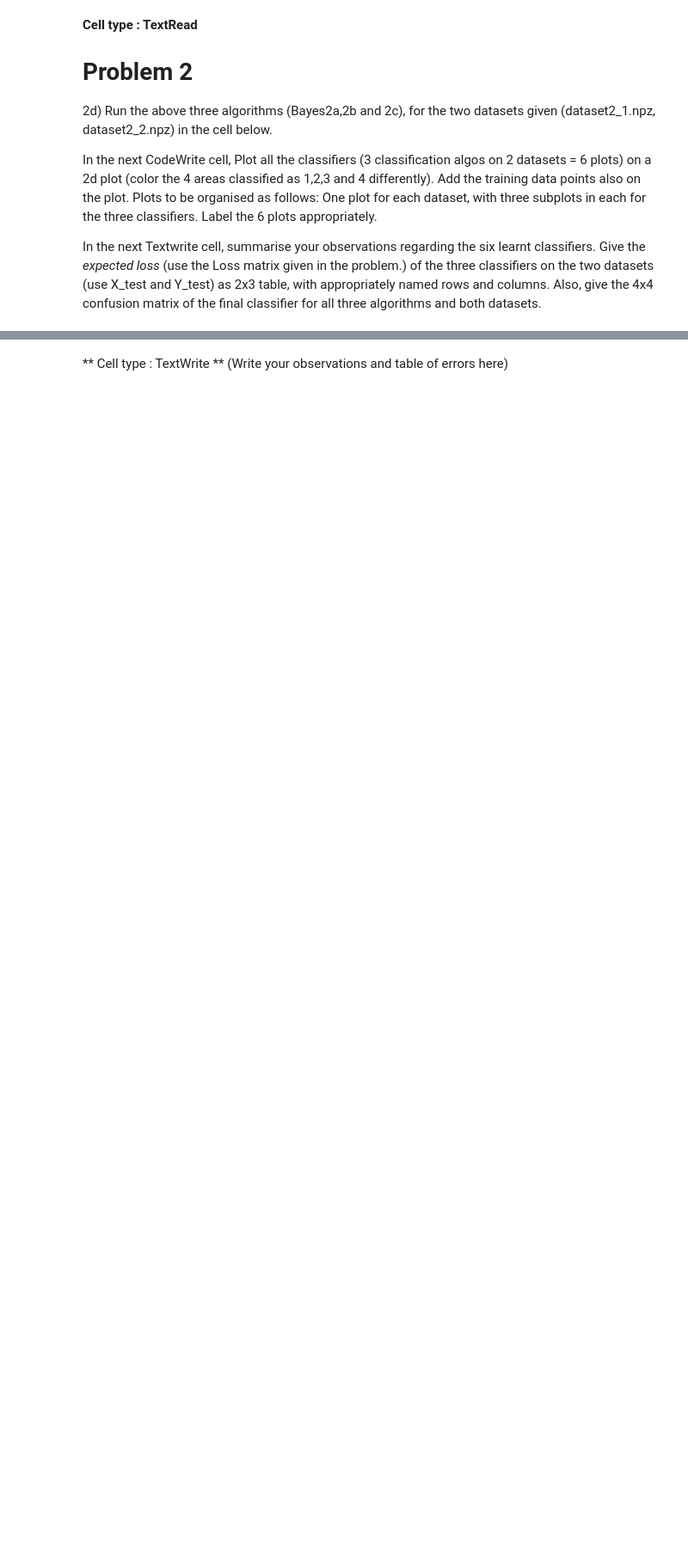
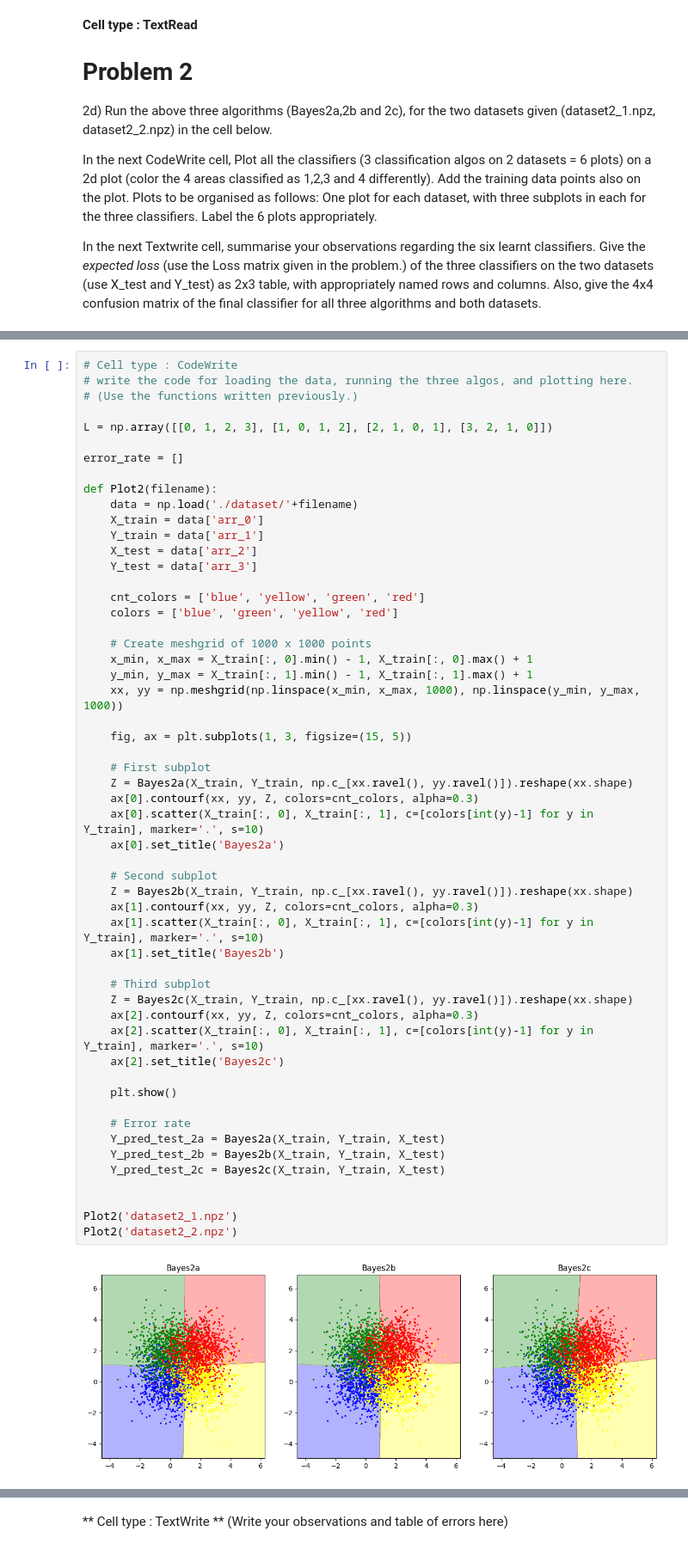
Before and after one commit to HemeshDJ/PRML, a Jupyter notebook: ProgAssmt1_student.ipynb, the cells around one changed output, grey strips where cells are left out. Shown at 86% size. Cells and saved outputs as stored; diff of their text form; blank space fills up the shorter version.

```diff
--- a/ProgAssmt1_student.ipynb
+++ b/ProgAssmt1_student.ipynb
@@ -315,0 +413,56 @@ In the next Textwrite cell, summarise your observations regarding the six learnt
+# %%
+# Cell type : CodeWrite
+# write the code for loading the data, running the three algos, and plotting here.
+# (Use the functions written previously.)
+
+L = np.array([[0, 1, 2, 3], [1, 0, 1, 2], [2, 1, 0, 1], [3, 2, 1, 0]])
+
+error_rate = []
+
+def Plot2(filename):
+    data = np.load('./dataset/'+filename)
+    X_train = data['arr_0']
+    Y_train = data['arr_1']
+    X_test = data['arr_2']
+    Y_test = data['arr_3']
+
+    cnt_colors = ['blue', 'yellow', 'green', 'red']
+    colors = ['blue', 'green', 'yellow', 'red']
+
+    # Create meshgrid of 1000 x 1000 points
+    x_min, x_max = X_train[:, 0].min() - 1, X_train[:, 0].max() + 1
+    y_min, y_max = X_train[:, 1].min() - 1, X_train[:, 1].max() + 1
+    xx, yy = np.meshgrid(np.linspace(x_min, x_max, 1000), np.linspace(y_min, y_max, 1000))
+
+    fig, ax = plt.subplots(1, 3, figsize=(15, 5))
+
+    # First subplot
+    Z = Bayes2a(X_train, Y_train, np.c_[xx.ravel(), yy.ravel()]).reshape(xx.shape)
+    ax[0].contourf(xx, yy, Z, colors=cnt_colors, alpha=0.3)
+    ax[0].scatter(X_train[:, 0], X_train[:, 1], c=[colors[int(y)-1] for y in Y_train], marker='.', s=10)
+    ax[0].set_title('Bayes2a')
+
+    # Second subplot
+    Z = Bayes2b(X_train, Y_train, np.c_[xx.ravel(), yy.ravel()]).reshape(xx.shape)
+    ax[1].contourf(xx, yy, Z, colors=cnt_colors, alpha=0.3)
+    ax[1].scatter(X_train[:, 0], X_train[:, 1], c=[colors[int(y)-1] for y in Y_train], marker='.', s=10)
+    ax[1].set_title('Bayes2b')
+
+    # Third subplot
+    Z = Bayes2c(X_train, Y_train, np.c_[xx.ravel(), yy.ravel()]).reshape(xx.shape)
+    ax[2].contourf(xx, yy, Z, colors=cnt_colors, alpha=0.3)
+    ax[2].scatter(X_train[:, 0], X_train[:, 1], c=[colors[int(y)-1] for y in Y_train], marker='.', s=10)
+    ax[2].set_title('Bayes2c')
+
+    plt.show()
+
+    # Error rate
+    Y_pred_test_2a = Bayes2a(X_train, Y_train, X_test)
+    Y_pred_test_2b = Bayes2b(X_train, Y_train, X_test)
+    Y_pred_test_2c = Bayes2c(X_train, Y_train, X_test)
+
+
+Plot2('dataset2_1.npz')
+Plot2('dataset2_2.npz')
+# %% [output]
+[figure, added]
```
Also changed, not shown: parts of 17 cells of this notebook.
